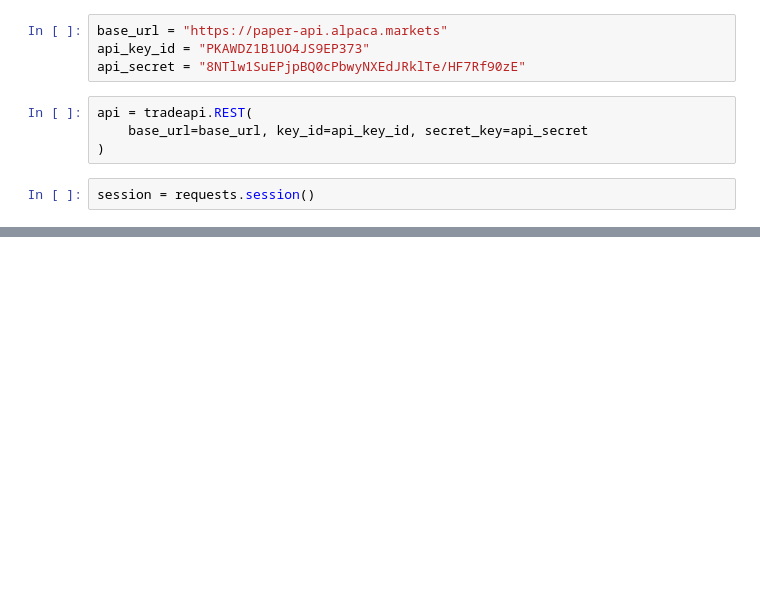
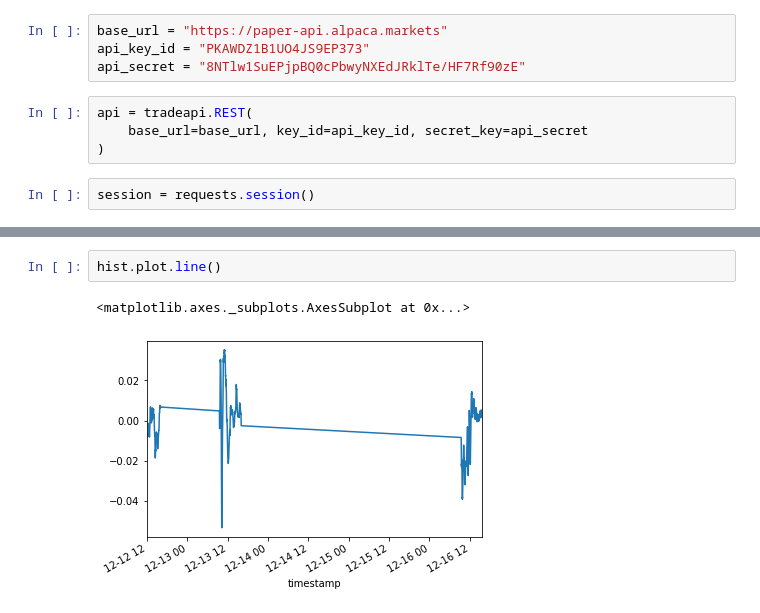
Before and after one commit to amor71/LiuAlgoTrader, a Jupyter notebook: test_macd.ipynb, the cells around one changed output, grey strips where cells are left out. Saved outputs shown, nothing was run; the diff lists cells and outputs as text; blank space fills up the shorter version.

```diff
--- a/test_macd.ipynb
+++ b/test_macd.ipynb
@@ -56,0 +76,5 @@ Name: MACD_12_26, Length: 1000, dtype: float64
+# %%
+hist.plot.line()
+# %% [output]
+<matplotlib.axes._subplots.AxesSubplot at 0x...>
+[figure, added]
```
Also changed, not shown: parts of 20 cells of this notebook, 1 other file.
